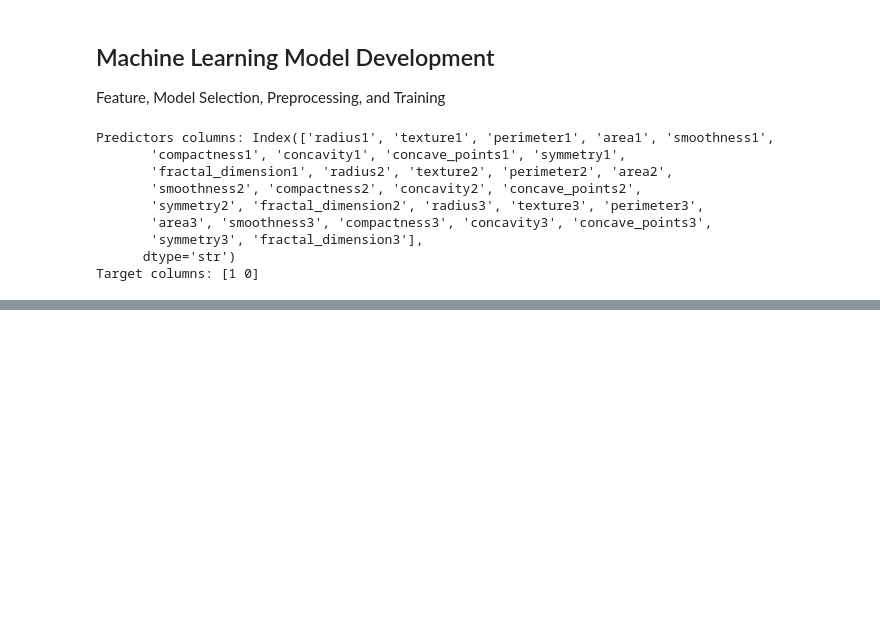
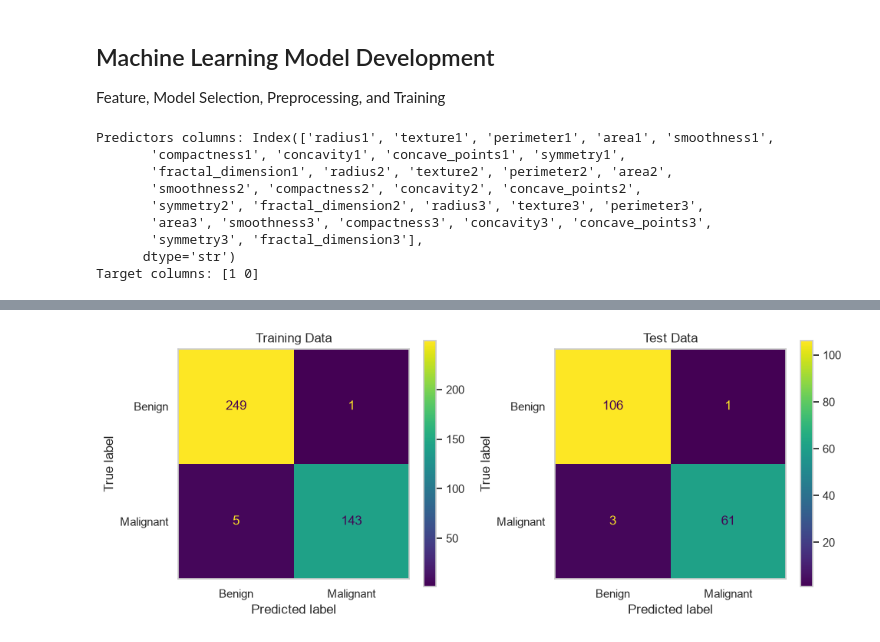
Before and after one commit to AdrianeJone/AI221-Classical-Machine-Learning, a Jupyter notebook: Machine Exercises/MEX 1/MEX_1_Problem_2.ipynb, the cells around one changed output, grey strips where cells are left out. Cells and saved outputs as stored; diff of their text form; code cells hidden in the pictures; blank space fills up the shorter version.

```diff
--- a/Machine Exercises/MEX 1/MEX_1_Problem_2.ipynb
+++ b/Machine Exercises/MEX 1/MEX_1_Problem_2.ipynb
@@ -189,3 +155,14 @@ Predictors columns: Index(['radius1', 'texture1', 'perimeter1', 'area1', 'smooth
        'symmetry3', 'fractal_dimension3'],
       dtype='str')
 Target columns: [1 0]
+# %%
+X_train, X_test, y_train, y_test = train_test_split(X, y, test_size=0.3, random_state=23, stratify=y)
+
+model = Pipeline([("num", StandardScaler()),
+                  ("classifier", LogisticRegression(random_state=RANDOM_SEED))])
+# %%
+model.fit(X_train, y_train)
+y_pred_train = model.predict(X_train)
+y_pred_test = model.predict(X_test)
+print(f"Logistic Regression train accuracy: {accuracy_score(y_train, y_pred_train):.3f}")
+print(f"Logistic Regression test accuracy: {accuracy_score(y_test, y_pred_test):.3f}")
@@ -191,0 +258,19 @@ Target columns: [1 0]
+# %%
+fig, axes = plt.subplots(1, 2, figsize=(10, 4))
+
+cfm_train = confusion_matrix(y_train, y_pred_train)
+cm_display_train = ConfusionMatrixDisplay(confusion_matrix=cfm_train, display_labels=["Benign", "Malignant"])
+cm_display_train.plot(ax=axes[0])
+axes[0].set_title('Training Data')
+
+cfm_test = confusion_matrix(y_test, y_pred_test)
+cm_display_test = ConfusionMatrixDisplay(confusion_matrix=cfm_test, display_labels=["Benign", "Malignant"])
+cm_display_test.plot(ax=axes[1])
+axes[1].set_title('Test Data')
+axes[0].grid(False)
+axes[1].grid(False)
+
+plt.tight_layout()
+plt.show()
+# %% [output]
+[figure, added]
```
Also changed, not shown: parts of 12 cells of this notebook.
